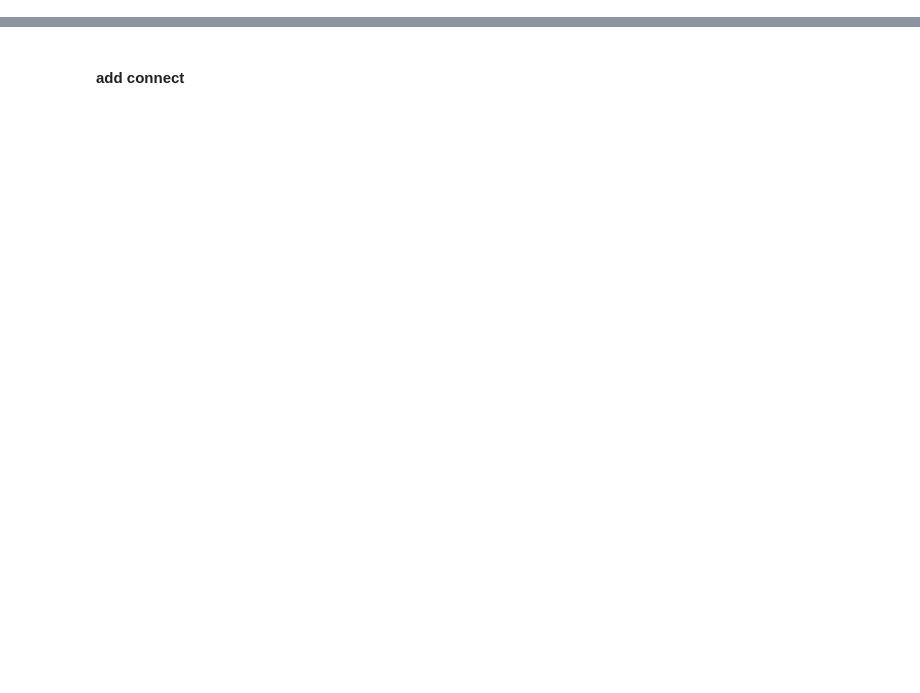
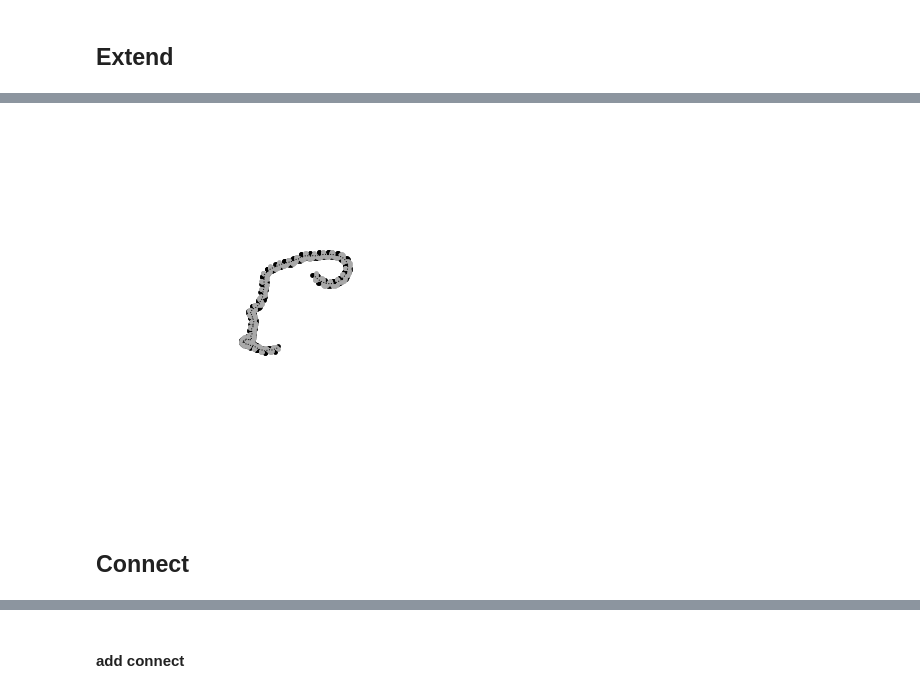
Before and after one commit to Heezch/mdna, a Jupyter notebook: studies/_orchestrate/demo.ipynb, the cells around one changed output, grey strips where cells are left out. Saved outputs shown, nothing was run; the diff lists cells and outputs as text; code cells hidden in the pictures; blank space fills up the shorter version.

```diff
--- a/studies/_orchestrate/demo.ipynb
+++ b/studies/_orchestrate/demo.ipynb
@@ -16,0 +226,7 @@ The autoreload extension is already loaded. To reload it, use:
+# %%
+# Or use the control points to define a custom shape
+control_points = np.array([[0,0,0],[30,10,-10],[50,10,20],[3,4,30]])
+dna = mdna.make(n_bp=100,control_points=control_points,sequence=['A']*100)
+dna.draw()
+dna.describe()
+dna.sequence
@@ -16,0 +244,10 @@ The autoreload extension is already loaded. To reload it, use:
+# %% [markdown]
+## Extend
+# %%
+# We can also extend our DNA
+dna.extend(sequence=['G']*120)
+
+# Or extend it in the opposite direction
+dna.extend(sequence=['C']*120,forward=False)
+dna.draw()
+# %% [output]
@@ -16,0 +273,3 @@ The autoreload extension is already loaded. To reload it, use:
+[figure, added]
+# %% [markdown]
+## Connect
```
Also changed, not shown: parts of 92 cells of this notebook, 18 other files.
